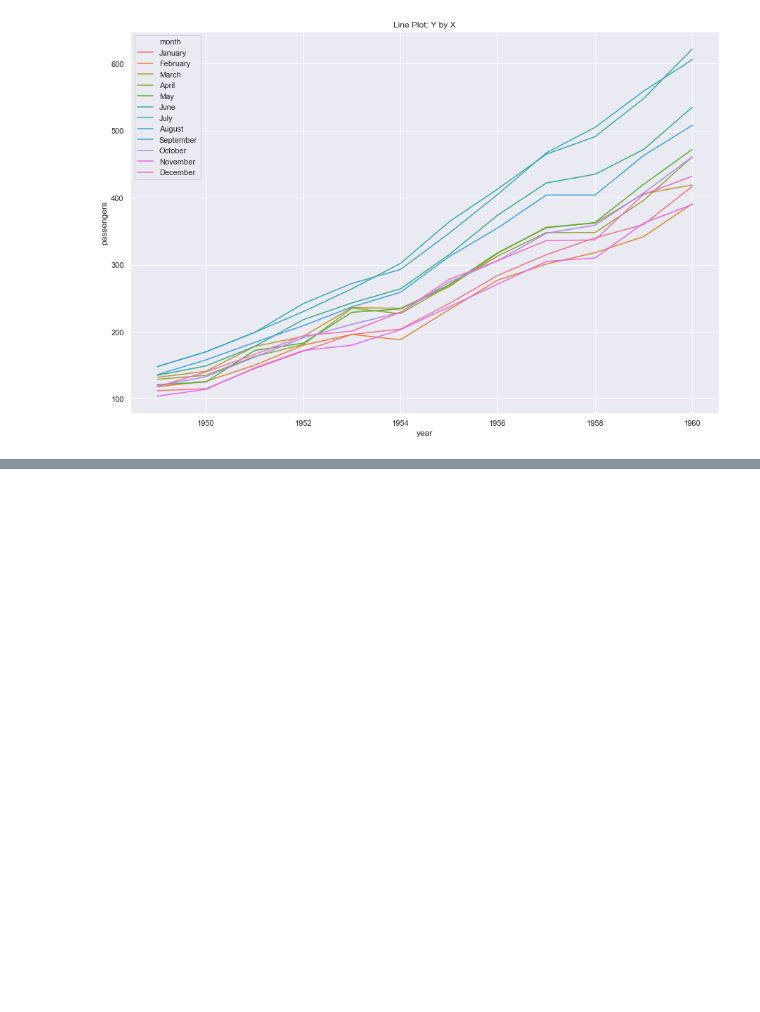
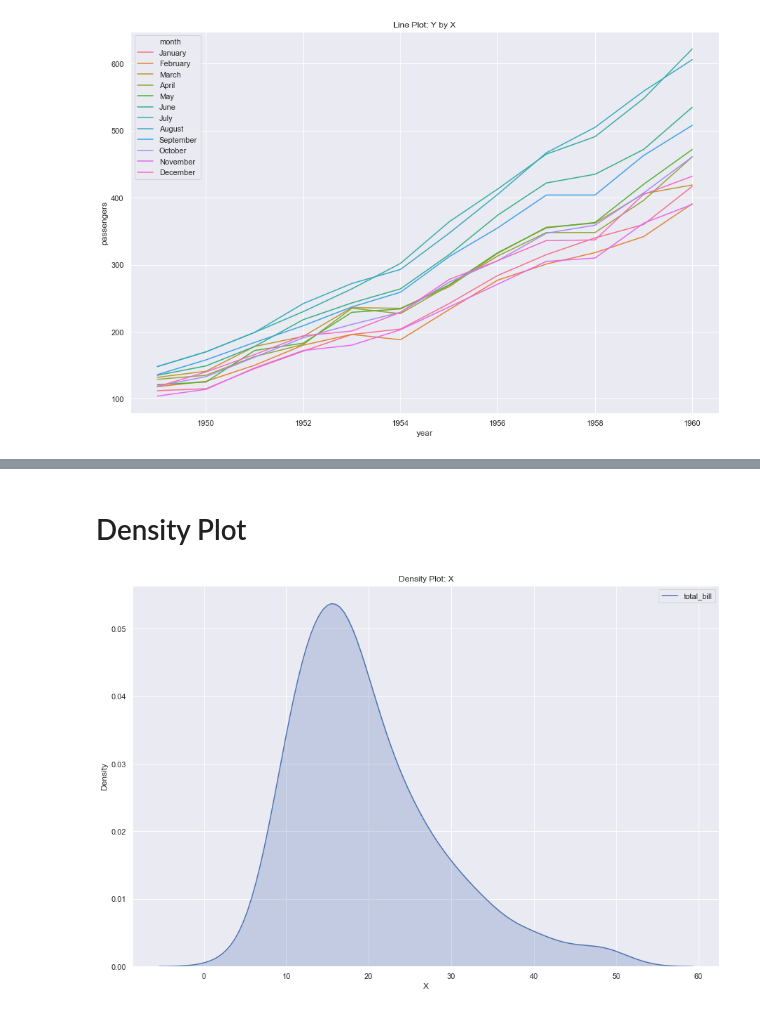
Before and after one commit to juliuskittler/templates, a Jupyter notebook: Visualisation/Seaborn.ipynb, the cells around one changed output, grey strips where cells are left out. Cells and saved outputs as stored; diff of their text form; code cells hidden in the pictures; blank space fills up the shorter version.

```diff
--- a/Visualisation/Seaborn.ipynb
+++ b/Visualisation/Seaborn.ipynb
@@ -63,0 +134,18 @@ plt.show(p)
+# %% [markdown]
+# Density Plot
+# %%
+%matplotlib inline
+import matplotlib.pyplot as plt
+import seaborn as sns; sns.set()
+plt.rcParams["figure.figsize"] = [15,10]
+
+df = sns.load_dataset("tips")
+
+p = sns.kdeplot(data=df["total_bill"], shade=True)
+
+plt.title("Density Plot: X")
+plt.ylabel("Density")
+plt.xlabel("X")
+plt.show(p)
+# %% [output]
+[figure, added]
```
Also changed, not shown: parts of 20 cells of this notebook, 1 other file.
